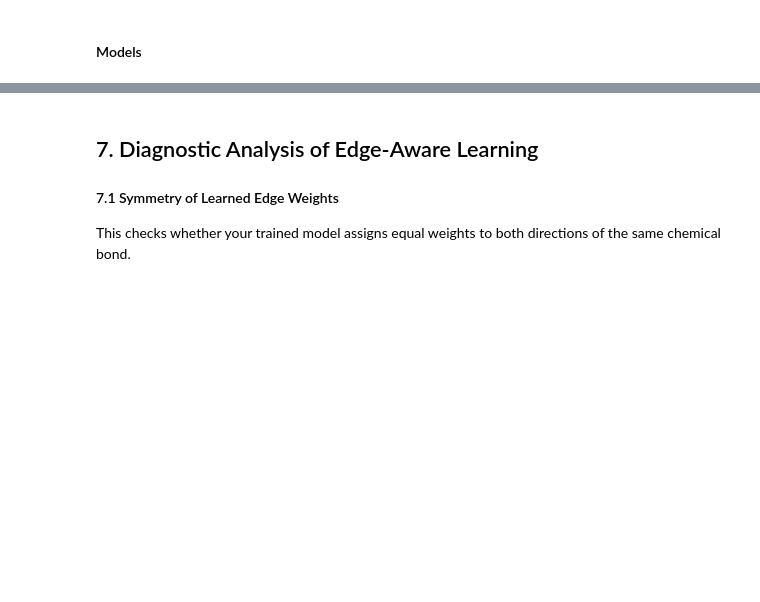
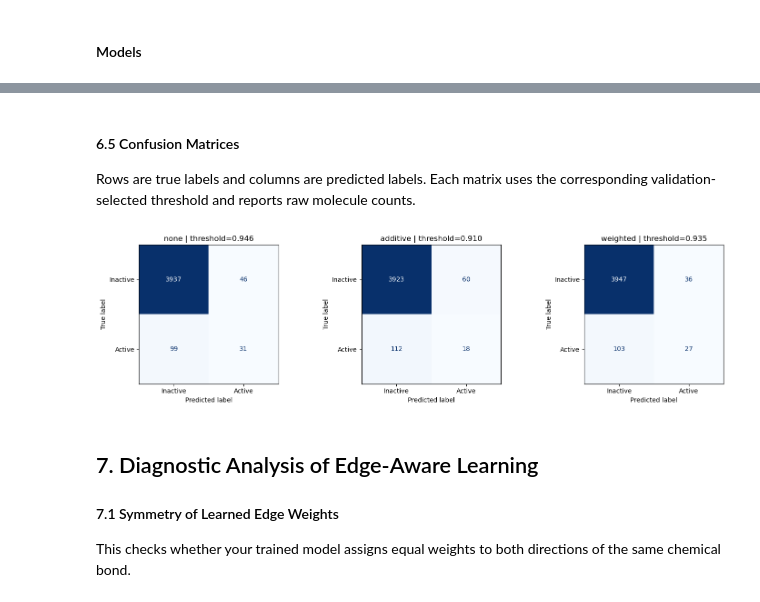
Before and after one commit to paulsanyang/masters-thesis-gnn-hiv-prediction, a Jupyter notebook: masters_thesis_aims_mol-hiv_paul.ipynb, the cells around one changed output, grey strips where cells are left out. Cells and saved outputs as stored; diff of their text form; code cells hidden in the pictures; blank space fills up the shorter version.

```diff
--- a/masters_thesis_aims_mol-hiv_paul.ipynb
+++ b/masters_thesis_aims_mol-hiv_paul.ipynb
@@ -511,3 +820,22 @@ weighted        38.0           0.814907     0.750262
+# %% [markdown]
+#### 6.5 Confusion Matrices
+
+Rows are true labels and columns are predicted labels. Each matrix uses the corresponding validation-selected threshold and reports raw molecule counts.
+# %%
+if test_predictions:
+    fig, axes = plt.subplots(1, len(test_predictions),
+                             figsize=(5 * len(test_predictions), 4), squeeze=False)
+    for ax, (mode, (y, p, threshold)) in zip(axes.ravel(), test_predictions.items()):
+        cm = confusion_matrix(y, (p >= threshold).astype(int), labels=[0, 1])
+        ConfusionMatrixDisplay(cm, display_labels=['Inactive', 'Active']).plot(
+            ax=ax, cmap='Blues', colorbar=False, values_format='d')
+        ax.set_title(f'{mode} | threshold={threshold:.3f}')
+    fig.tight_layout()
+    plt.show()
+else:
+    print('Run Section 6.3 with RUN_FINAL_TEST=True first.')
+# %% [output]
+[figure, added]
 # %% [markdown]
 ## 7. Diagnostic Analysis of Edge-Aware Learning
 #### 7.1 Symmetry of Learned Edge Weights
```
Also changed, not shown: parts of 40 cells of this notebook, 1 other file.
